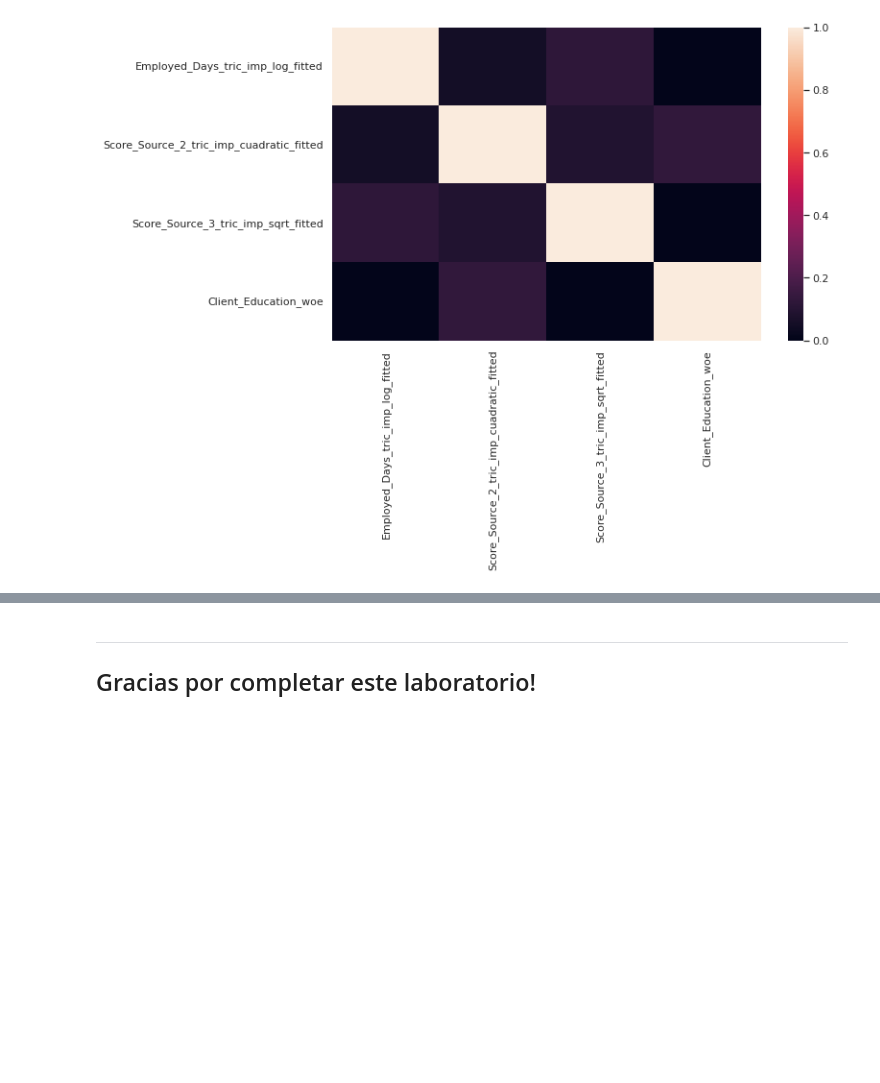
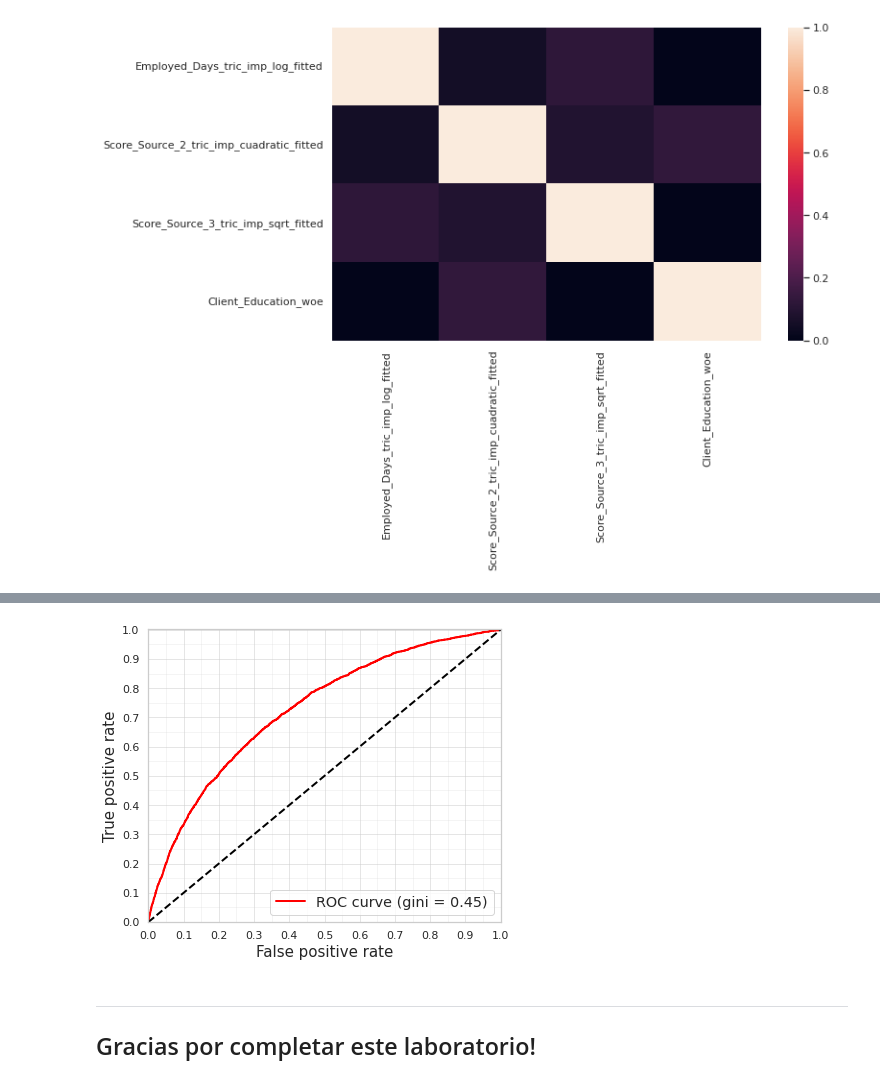
Before and after one commit to JCaballerot/Credit-Scoring, a Jupyter notebook: CreditScoring/Lab_Automobile_Loan_Default.ipynb, the cells around one changed output, grey strips where cells are left out. Cells and saved outputs as stored; diff of their text form; code cells hidden in the pictures; blank space fills up the shorter version.

```diff
--- a/CreditScoring/Lab_Automobile_Loan_Default.ipynb
+++ b/CreditScoring/Lab_Automobile_Loan_Default.ipynb
@@ -1263,0 +1443,10 @@ sns.heatmap(X_train[best_model].corr(), vmin=0, vmax=1)
+# %%
+# Tratamiento de outliers por RIC
+
+for col in univariate_II.feature.tolist():
+  desc = univariate_II.loc[univariate_II.feature == col]
+  X_test[col + '_tric'] = X_test[col].apply(lambda x: desc.max_ric.values[0] if x > desc.max_ric.values[0]
+                                                   else desc.min_ric.values[0] if x < desc.min_ric.values[0]
+                                                   else x)
+
+X_test.head()
@@ -1263,0 +1458,7 @@ sns.heatmap(X_train[best_model].corr(), vmin=0, vmax=1)
+# %%
+# Calculando transformaciones
+
+X_test['Score_Source_1_tric_imp_cuadratic'] = X_test['Score_Source_1_tric_imp'].apply(lambda x: x**2)
+X_test['Score_Source_2_tric_imp_cuadratic'] = X_test['Score_Source_2_tric_imp'].apply(lambda x: x**2)
+X_test['Score_Source_3_tric_imp_sqrt'] = X_test['Score_Source_3_tric_imp'].apply(lambda x: sqrt(x))
+X_test['Employed_Days_tric_imp_log'] = X_test['Employed_Days_tric_imp'].apply(lambda x: log(x) if x > 0 else log(0.0001))
@@ -1263,0 +1513,21 @@ sns.heatmap(X_train[best_model].corr(), vmin=0, vmax=1)
+# %%
+
+X_test['Score_Source_1_tric_imp_cuadratic_fitted'] = -2.5973*X_test.Score_Source_1_tric_imp_cuadratic + 0.6469
+X_test['Score_Source_2_tric_imp_cuadratic_fitted'] = -3.0359*X_test.Score_Source_2_tric_imp_cuadratic + 0.8030
+X_test['Score_Source_3_tric_imp_sqrt_fitted'] = -3.5878*X_test.Score_Source_3_tric_imp_sqrt + 2.4178
+X_test['Employed_Days_tric_imp_log_fitted'] = -0.2486*X_test.Employed_Days_tric_imp_log + 1.8668
+# %%
+# Usando el modelo para predecir
+
+X_test['XB'] = (-2.4265 + X_test['Score_Source_2_tric_imp_cuadratic_fitted']*0.8638
+                        + X_test['Score_Source_3_tric_imp_sqrt_fitted']*0.8171
+                        + X_test['Employed_Days_tric_imp_log_fitted']*0.4190
+                        + X_test['Score_Source_1_tric_imp_cuadratic_fitted']*0.4973
+                        + X_test['Client_Education_woe']*0.7127
+                        + X_test['Client_Gender_woe']*0.4495
+                        + X_test['Loan_Contract_Type_woe']*1.0069
+                        + X_test['Client_Occupation_woe']*0.2775
+                        + X_test['Client_Permanent_Match_Tag_woe']*0.3429
+                        + X_test['Type_Organization_woe']*0.5067)
+
+X_test['PD'] = X_test.XB.apply(lambda x: 1/(1 + exp(-x)))
@@ -1264,3 +1617,8 @@ sns.heatmap(X_train[best_model].corr(), vmin=0, vmax=1)
+# %%
+import matplotlib.pyplot as plt
+plot_roc_curve(y_test, X_test.PD, width=6, height=5)
+# %% [output]
+[figure, added]
 # %% [markdown]
 ---
 ## Gracias por completar este laboratorio!
```
Also changed, not shown: parts of 44 cells of this notebook.
